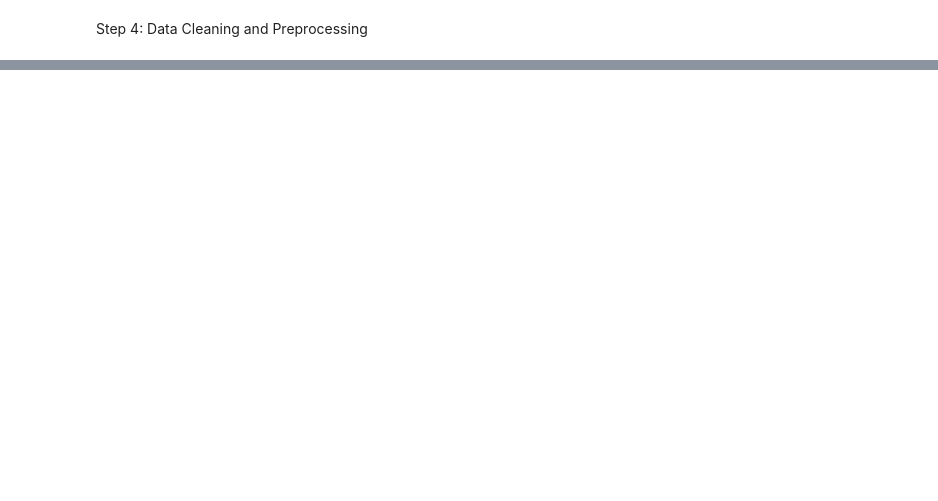
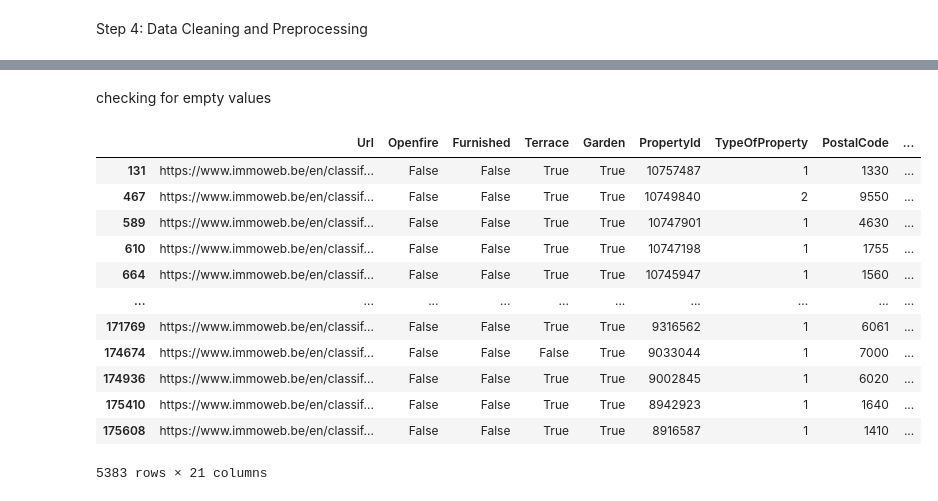
Before and after one commit to AdrienPiette/Data-visualisation, a Jupyter notebook: cleaning/cleaning-1.ipynb, the cells around one changed output, grey strips where cells are left out. Cells and saved outputs as stored; diff of their text form; code cells hidden in the pictures; blank space fills up the shorter version.

```diff
--- a/cleaning/cleaning-1.ipynb
+++ b/cleaning/cleaning-1.ipynb
@@ -27,0 +79,20 @@ df.dropna
+# %% [markdown]
+checking for empty values
+# %%
+df_cleaned = df.dropna()
+
+df_cleaned
+# %% [output]
+|  | Url | Openfire | Furnished | Terrace | Garden | PropertyId | TypeOfProperty | PostalCode | ... |
+| 131 | https://www.immoweb.be/en/classif... | False | False | True | True | 10757487 | 1 | 1330 | ... |
+| 467 | https://www.immoweb.be/en/classif... | False | False | True | True | 10749840 | 2 | 9550 | ... |
+| 589 | https://www.immoweb.be/en/classif... | False | False | True | True | 10747901 | 1 | 4630 | ... |
+| 610 | https://www.immoweb.be/en/classif... | False | False | True | True | 10747198 | 1 | 1755 | ... |
+| 664 | https://www.immoweb.be/en/classif... | False | False | True | True | 10745947 | 1 | 1560 | ... |
+| ... | ... | ... | ... | ... | ... | ... | ... | ... | ... |
+| 171769 | https://www.immoweb.be/en/classif... | False | False | True | True | 9316562 | 1 | 6061 | ... |
+| 174674 | https://www.immoweb.be/en/classif... | False | False | False | True | 9033044 | 1 | 7000 | ... |
+| 174936 | https://www.immoweb.be/en/classif... | False | False | True | True | 9002845 | 1 | 6020 | ... |
+| 175410 | https://www.immoweb.be/en/classif... | False | False | True | True | 8942923 | 1 | 1640 | ... |
+| 175608 | https://www.immoweb.be/en/classif... | False | False | True | True | 8916587 | 1 | 1410 | ... |
+5383 rows × 21 columns
```
Also changed, not shown: parts of 6 cells of this notebook, 8 other files.
